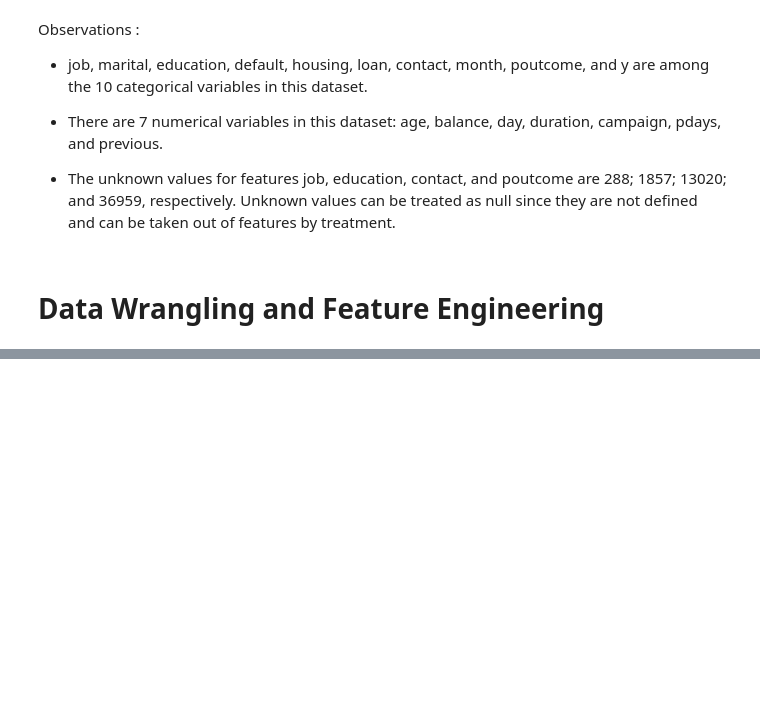
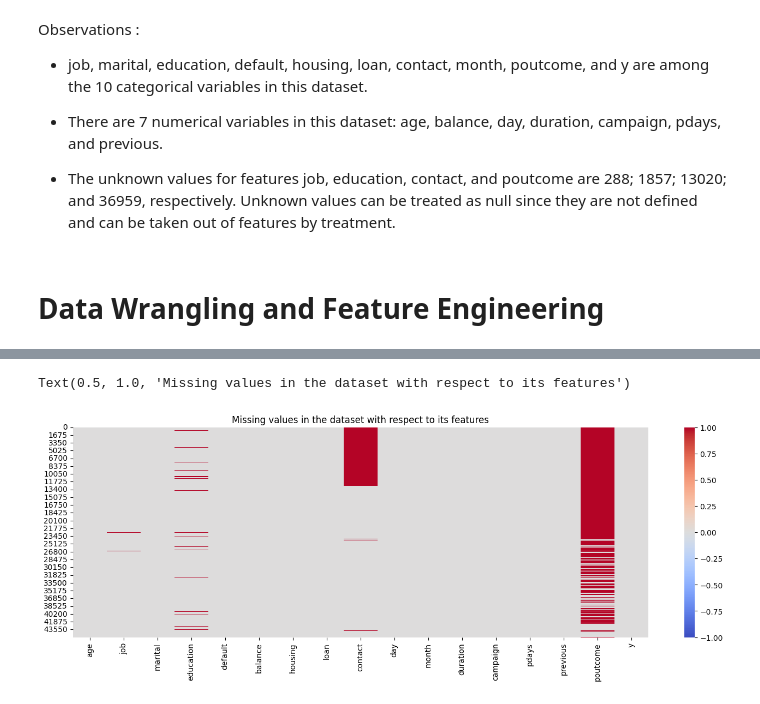
Before and after one commit to bimal-bp/Bank-Marketing-Effectiveness-Prediction-ML-Classification, a Jupyter notebook: project.ipynb, the cells around one changed output, grey strips where cells are left out. Cells and saved outputs as stored; diff of their text form; code cells hidden in the pictures; blank space fills up the shorter version.

```diff
--- a/project.ipynb
+++ b/project.ipynb
@@ -300,0 +344,8 @@ Observations :
+# %%
+# Vizualizing the null values from the dataset
+plt.figure(figsize=(17,5))
+sns.heatmap(df.isnull(),cbar=True,vmin=-1, cmap='coolwarm')
+plt.title('Missing values in the dataset with respect to its features')
+# %% [output]
+Text(0.5, 1.0, 'Missing values in the dataset with respect to its features')
+[figure, added]
```
Also changed, not shown: parts of 9 cells of this notebook.
